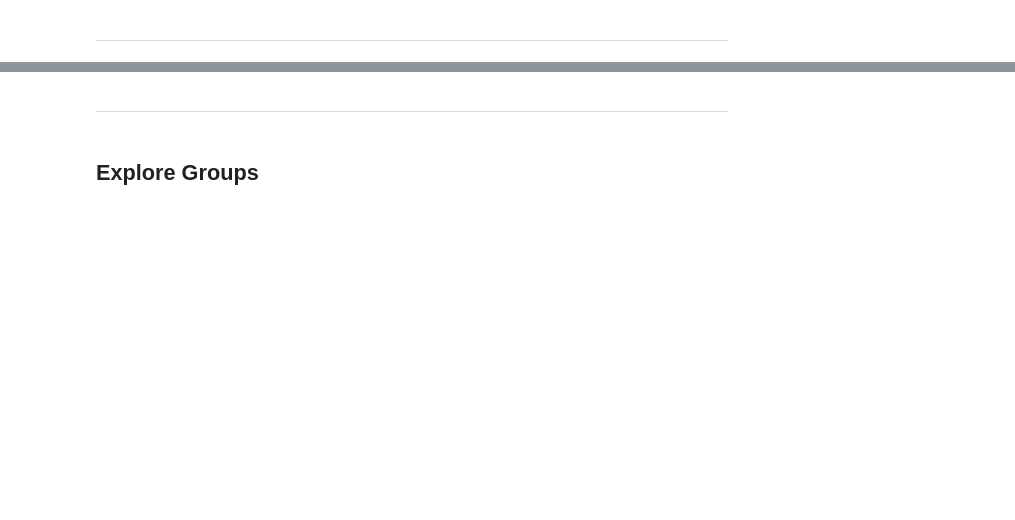
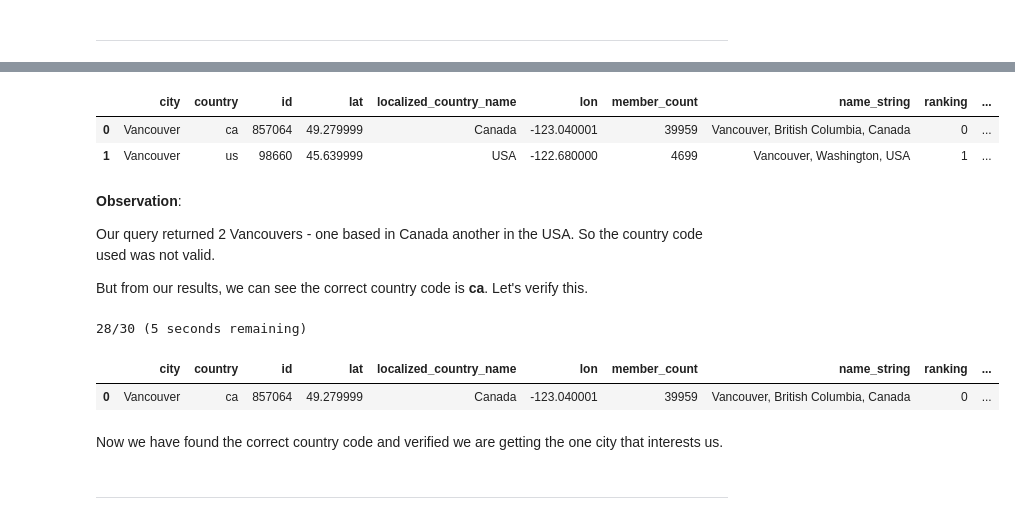
Before and after one commit to johannesgiorgis/ds_challenges, a Jupyter notebook: 01_explore_meetup_api/explore_vancouver_meetups.ipynb, the cells around one changed output, grey strips where cells are left out. Saved outputs shown, nothing was run; the diff lists cells and outputs as text; code cells hidden in the pictures; blank space fills up the shorter version.

```diff
--- a/01_explore_meetup_api/explore_vancouver_meetups.ipynb
+++ b/01_explore_meetup_api/explore_vancouver_meetups.ipynb
@@ -173,0 +178,2 @@ sorted(city_names)
+# %%
+cities_meta_df, cities_df = parse_response(cities_resp)
@@ -174,4 +196,24 @@ sorted(city_names)
+# %%
+cities_df
+# %% [output]
+|  | city | country | id | lat | localized_country_name | lon | member_count | name_string | ranking | ... |
+| 0 | Vancouver | ca | 857064 | 49.279999 | Canada | -123.040001 | 39959 | Vancouver, British Columbia, Canada | 0 | ... |
+| 1 | Vancouver | us | 98660 | 45.639999 | USA | -122.680000 | 4699 | Vancouver, Washington, USA | 1 | ... |
+# %% [markdown]
+**Observation**:
+
+Our query returned 2 Vancouvers - one based in Canada another in the USA. So the country code used was not valid.
+
+But from our results, we can see the correct country code is **ca**. Let's verify this.
+# %%
+cities_resp = client.GetCities(country='ca', query='Vancouver')
+cities_meta_df, cities_df = parse_response(cities_resp)
+cities_df
+# %% [output]
+28/30 (5 seconds remaining)
+|  | city | country | id | lat | localized_country_name | lon | member_count | name_string | ranking | ... |
+| 0 | Vancouver | ca | 857064 | 49.279999 | Canada | -123.040001 | 39959 | Vancouver, British Columbia, Canada | 0 | ... |
+# %% [markdown]
+Now we have found the correct country code and verified we are getting the one city that interests us.
 # %% [markdown]
 ---
-# %% [markdown]
-## Explore Groups
```
Also changed, not shown: parts of 44 cells of this notebook.
